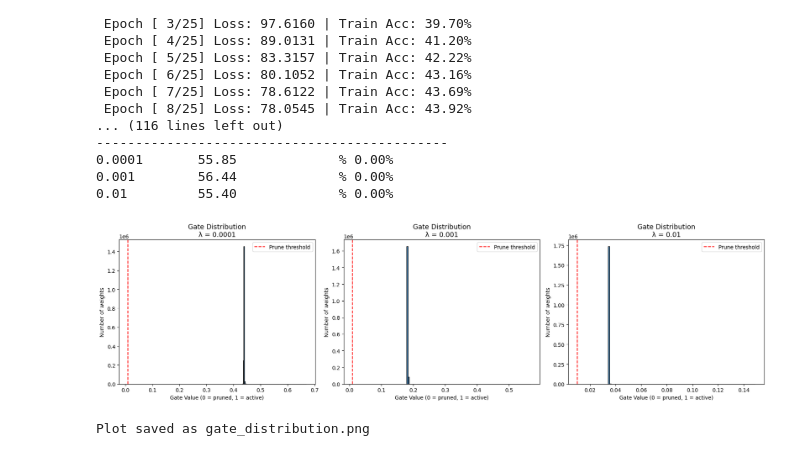
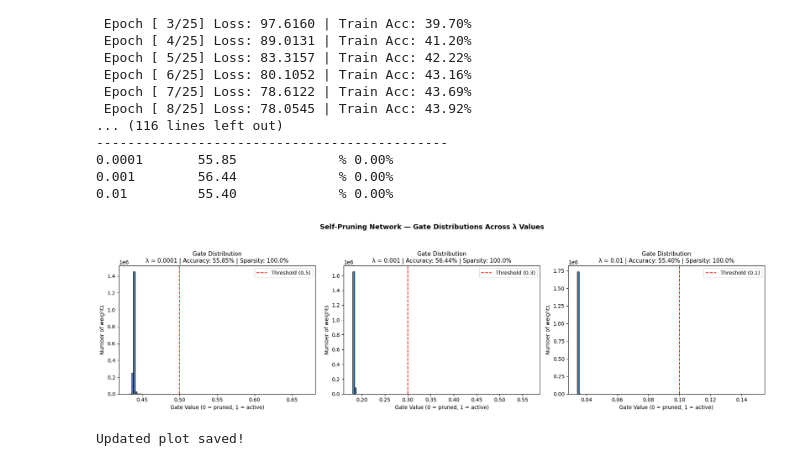
Before and after one commit to Param-Maheshwari/self-pruning-neural-network, a Jupyter notebook: solution.ipynb, the cells around one changed output. Saved outputs shown, nothing was run; the diff lists cells and outputs as text; code cells hidden in the pictures.

```diff
--- a/solution.ipynb
+++ b/solution.ipynb
@@ -426,27 +426,44 @@ for r in results:
 0.001        56.44             % 0.00%
 0.01         55.40             % 0.00%
 # %%
-# ============================================================
-# CELL 8: Generate all plots
-# ============================================================
-
 fig, axes = plt.subplots(1, 3, figsize=(18, 5))
 
-for i, r in enumerate(results):
-    axes[i].hist(r['gates'], bins=100, color='steelblue', edgecolor='black')
-    axes[i].set_title(f"Gate Distribution\nλ = {r['lambda']}", fontsize=13)
+# Use correct thresholds for each lambda
+thresholds = [0.5, 0.3, 0.1]
+
+for i, (r, threshold) in enumerate(zip(results, thresholds)):
+    axes[i].hist(r['gates'], bins=100,
+                 color='steelblue', edgecolor='black')
+
+    axes[i].set_title(
+        f"Gate Distribution\n"
+        f"λ = {r['lambda']} | "
+        f"Accuracy: {r['accuracy']:.2f}% | "
+        f"Sparsity: {100*np.mean(r['gates'] < threshold):.1f}%",
+        fontsize=11
+    )
     axes[i].set_xlabel("Gate Value (0 = pruned, 1 = active)")
     axes[i].set_ylabel("Number of weights")
-    axes[i].axvline(x=0.01, color='red', linestyle='--',
-                    label='Prune threshold')
+
+    # Draw threshold line at correct place
+    axes[i].axvline(
+        x=threshold,
+        color='red',
+        linestyle='--',
+        label=f'Threshold ({threshold})'
+    )
     axes[i].legend()
 
+plt.suptitle(
+    "Self-Pruning Network — Gate Distributions Across λ Values",
+    fontsize=13, fontweight='bold', y=1.02
+)
 plt.tight_layout()
-plt.savefig("gate_distribution.png", dpi=150)
+plt.savefig("gate_distribution.png", dpi=150, bbox_inches='tight')
 plt.show()
-print("Plot saved as gate_distribution.png")
+print("Updated plot saved!")
 # %% [output]
-[figure, old version]
+[figure, new version]
-Plot saved as gate_distribution.png
+Updated plot saved!
 # %%
 # ============================================================
```
Also changed, not shown: parts of 3 cells of this notebook.
